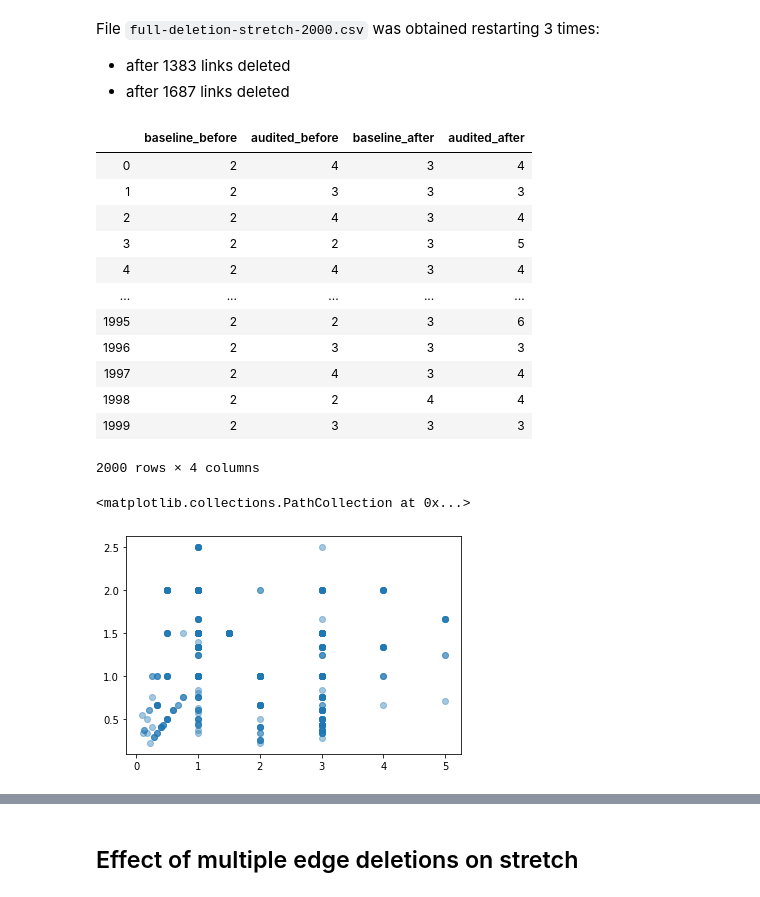
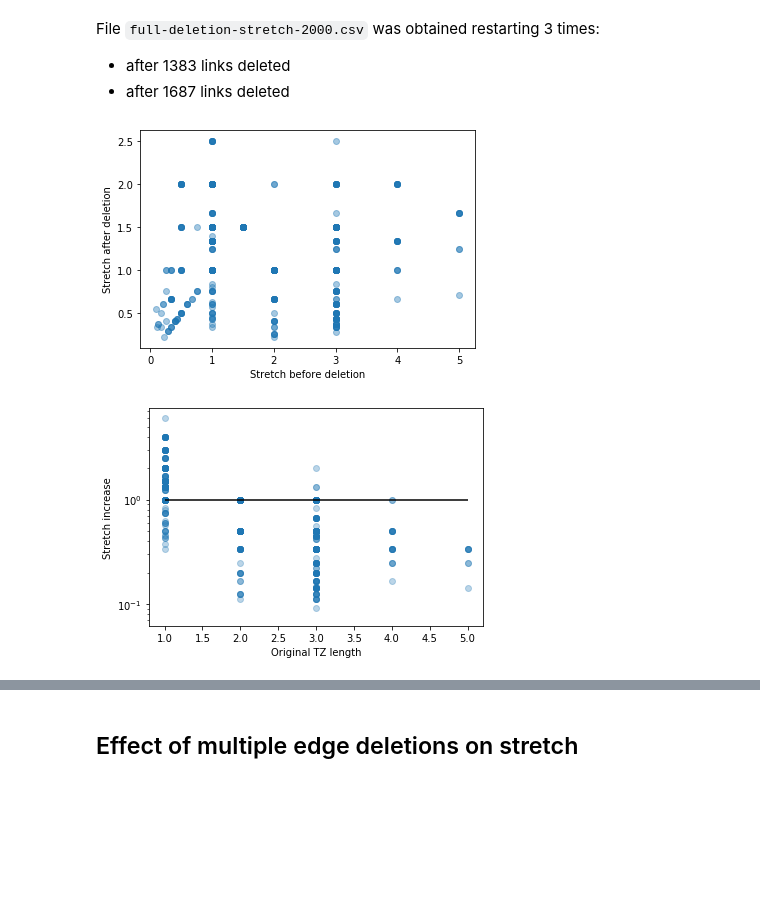
Before and after one commit to dedis/student_20_compactInternet, a Jupyter notebook: TZ_metrics.ipynb, the cells around one changed output, grey strips where cells are left out. Saved outputs shown, nothing was run; the diff lists cells and outputs as text; code cells hidden in the pictures; blank space fills up the shorter version.

```diff
--- a/TZ_metrics.ipynb
+++ b/TZ_metrics.ipynb
@@ -176,20 +176,31 @@ File `full-deletion-stretch-2000.csv` was obtained restarting 3 times:
 def import_stretch_increase(filename):
     df = pd.read_csv(filename, names=["baseline_before", "audited_before", "baseline_after", "audited_after"])
     return df
+# %%
+def crunch_stretch_increase(filename):
+    pd_deletion_stretch = import_stretch_increase(filename)
+    deletion_stretch = pd_deletion_stretch.to_numpy().astype(float)
+
+    # Measure hops and not nodes
+    deletion_stretch = deletion_stretch - 1
+
+    stretch_before = deletion_stretch[:,1] / deletion_stretch[:,0]
+    stretch_after = deletion_stretch[:,3] / deletion_stretch[:,2]
+
+    plt.figure()
+    plt.xlabel("Stretch before deletion")
+    plt.ylabel("Stretch after deletion")
+    plt.scatter(stretch_before, stretch_after, alpha=.4)
+
+    plt.figure()
+    plt.scatter(deletion_stretch[:,1], stretch_after / stretch_before, alpha=.3)
+    plt.xlabel("Original TZ length")
+    plt.ylabel("Stretch increase")
+    plt.yscale("log")
+    plt.hlines(1, xmin=1, xmax=5)
+    return pd_deletion_stretch.to_numpy().astype(float)
 # %%
-pd_deletion_stretch = import_stretch_increase("./simulation/data/full-deletion-stretch-2000.csv")
-pd_deletion_stretch
+deletion_stretch = crunch_stretch_increase("./simulation/data/full-deletion-stretch-2000.csv")
 # %% [output]
-|  | baseline_before | audited_before | baseline_after | audited_after |
-| 0 | 2 | 4 | 3 | 4 |
-| 1 | 2 | 3 | 3 | 3 |
-| 2 | 2 | 4 | 3 | 4 |
-| 3 | 2 | 2 | 3 | 5 |
-| 4 | 2 | 4 | 3 | 4 |
-| ... | ... | ... | ... | ... |
-| 1995 | 2 | 2 | 3 | 6 |
-| 1996 | 2 | 3 | 3 | 3 |
-| 1997 | 2 | 4 | 3 | 4 |
-| 1998 | 2 | 2 | 4 | 4 |
-| 1999 | 2 | 3 | 3 | 3 |
-2000 rows × 4 columns
+[figure, added]
+[figure, added]
@@ -204,5 +206,0 @@ stretch_after = deletion_stretch[:,3] / deletion_stretch[:,2]
-# %%
-plt.scatter(stretch_before, stretch_after, alpha=.4)
-# %% [output]
-<matplotlib.collections.PathCollection at 0x...>
-[figure, removed]
```
Also changed, not shown: parts of 19 cells of this notebook.
